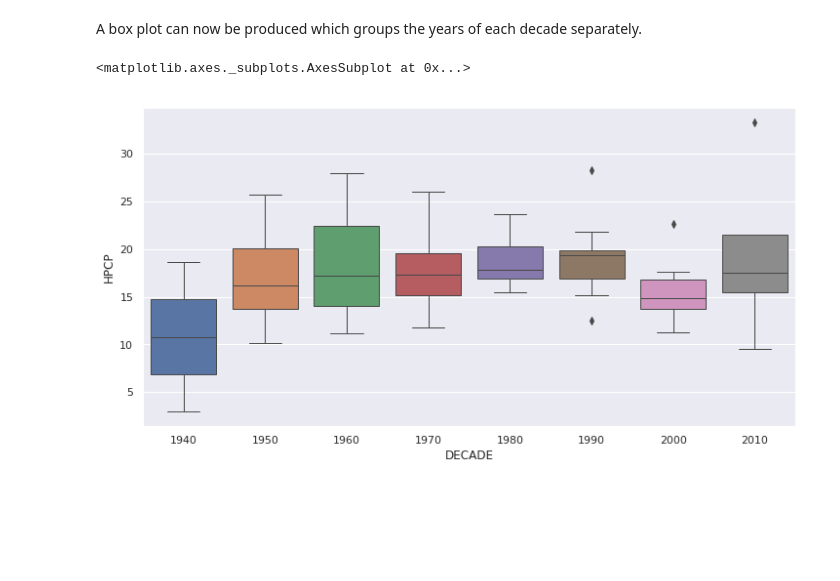
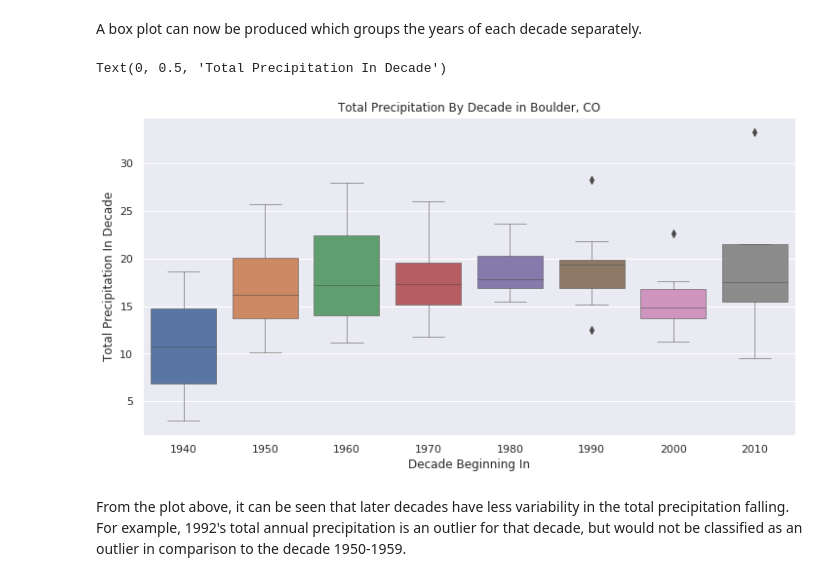
Before and after one commit to dmbentley/earth-analytics, a Jupyter notebook: week-1/2-precipitation-1948-2013.ipynb, the cells around one changed output. Drawn from its saved outputs; the diff is of its cells as text; code cells hidden in the pictures; blank space fills up the shorter version.

```diff
--- a/week-1/2-precipitation-1948-2013.ipynb
+++ b/week-1/2-precipitation-1948-2013.ipynb
@@ -99,3 +110,5 @@ df.apply(remove_high_readings, axis=1);
+# %%
+df = df.dropna()
 # %% [markdown]
 A new dataframe called `df_monthly` is created that resamples the precipitation by month and sums it.
 # %%
@@ -152,14 +180,10 @@ df_yearly = df.resample('Y').sum()
 # %% [markdown]
 A scatterplot can be created that shows the annual precipitation in Boulder, CO.
 # %%
-sns.set(rc={"lines.linewidth": 1})
+plt.figure(figsize=(12, 6));
+sns.scatterplot(data=df_yearly, legend=False)
 
-
-plt.figure(figsize=(12, 6));
-
-
-sns.scatterplot(data=df_yearly, legend=False)
+plt.title('Annual Precipitation in Boulder, CO');
 plt.xlabel('Year')
 plt.ylabel('Precipitation (inches)')
-plt.title('Annual Precipitation in Boulder, CO');
 # %% [output]
@@ -236,6 +265,12 @@ A box plot can now be produced which groups the years of each decade separately.
 # %%
 plt.figure(figsize=(12, 6));
 sns.boxplot(data=df_yearly, x='DECADE', y='HPCP', showfliers=True)
+
+plt.title('Total Precipitation By Decade in Boulder, CO');
+plt.xlabel('Decade Beginning In')
+plt.ylabel('Total Precipitation In Decade')
 # %% [output]
-<matplotlib.axes._subplots.AxesSubplot at 0x...>
+Text(0, 0.5, 'Total Precipitation In Decade')
-[figure, old version]
+[figure, new version]
+# %% [markdown]
+From the plot above, it can be seen that later decades have less variability in the total precipitation falling. For example, 1992's total annual precipitation is an outlier for that decade, but would not be classified as an outlier in comparison to the decade 1950-1959.
```
Also changed, not shown: parts of 19 cells of this notebook, 1 other file.
